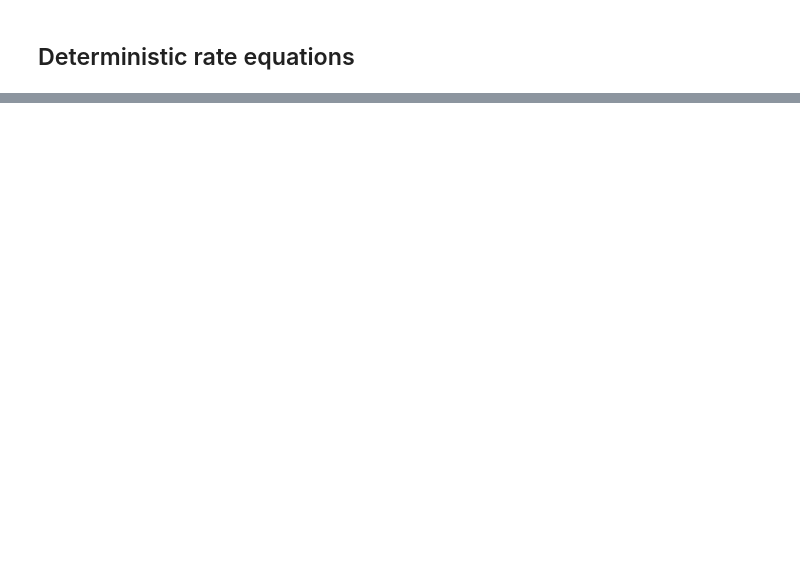
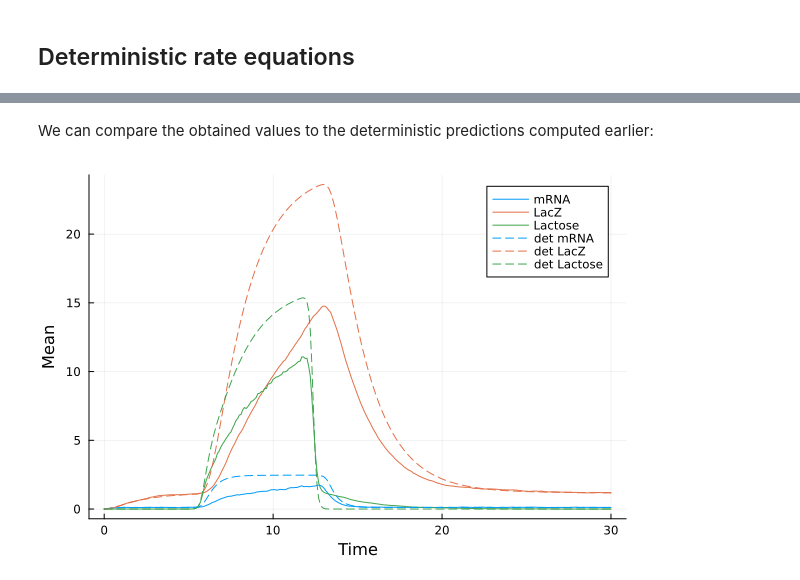
Before and after one commit to leham/StochasticSimulation_Bioinfo_Workshop, a Jupyter notebook: lac_operon.ipynb, the cells around one changed output, grey strips where cells are left out. Cells and saved outputs as stored; diff of their text form; code cells hidden in the pictures; blank space fills up the shorter version.

```diff
--- a/lac_operon.ipynb
+++ b/lac_operon.ipynb
@@ -168,0 +237,8 @@ plot!(ts, get_mean(ensemble_sol, :L, ts), label="Lactose L")
+# %% [markdown]
+We can compare the obtained values to the deterministic predictions computed earlier:
+# %%
+plot!(detsol.t, detsol[:M], label="det mRNA", linestyle=:dash, color=1)
+plot!(detsol.t, detsol[:LacZ], label="det LacZ", linestyle=:dash, color=2)
+plot!(detsol.t, detsol[:L], label="det Lactose", linestyle=:dash, color=3)
+# %% [output]
+[figure, added]
```
Also changed, not shown: parts of 48 cells of this notebook, 9 other files.
